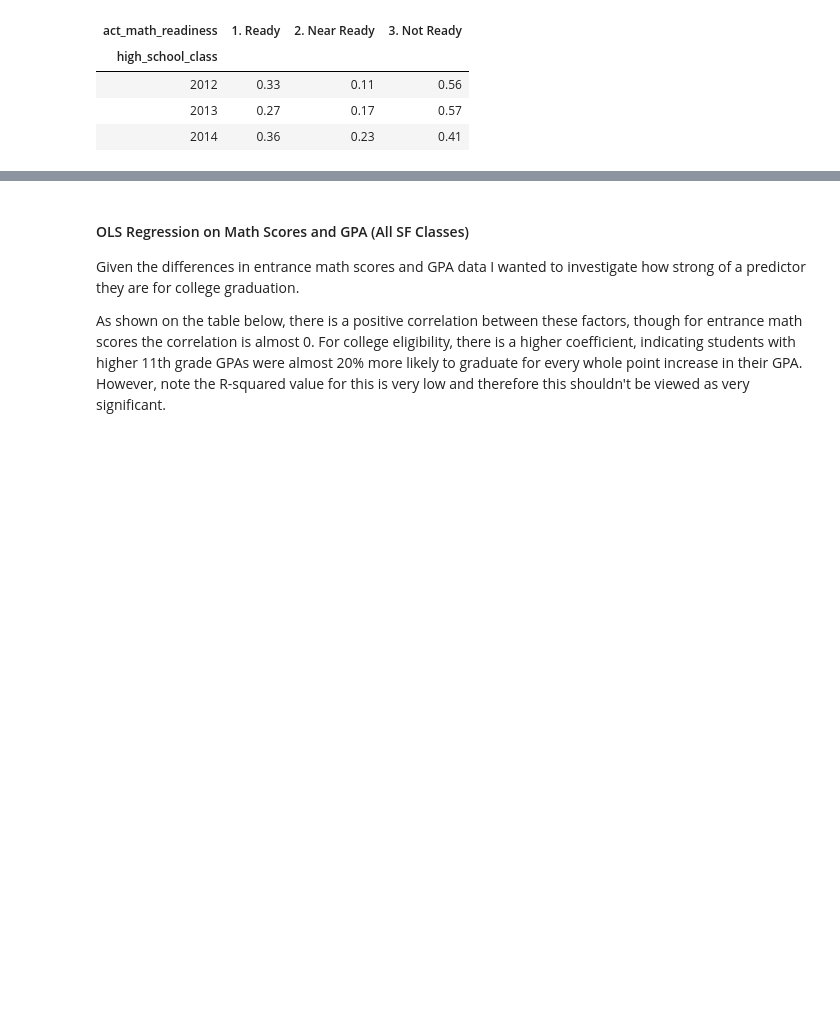
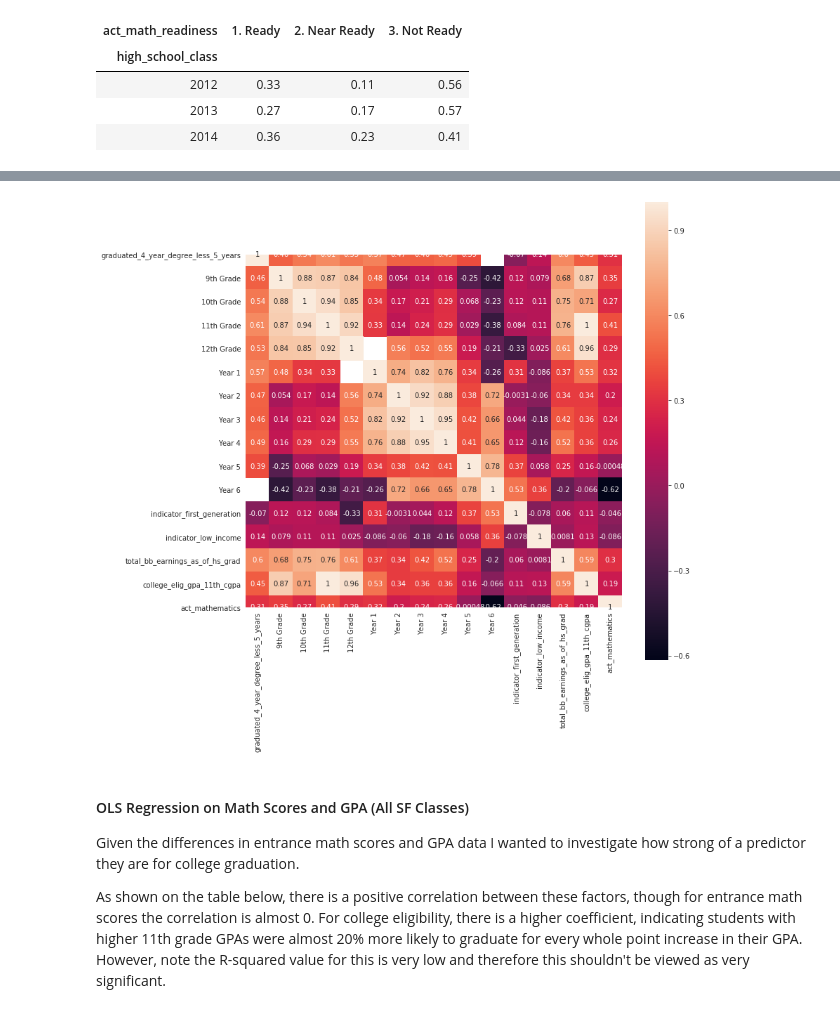
Before and after one commit to College-Track/sf_class_2014, a Jupyter notebook: Report.ipynb, the cells around one changed output, grey strips where cells are left out. Saved outputs shown, nothing was run; the diff lists cells and outputs as text; code cells hidden in the pictures; blank space fills up the shorter version.

```diff
--- a/Report.ipynb
+++ b/Report.ipynb
@@ -191,3 +219,11 @@ entrance_scores
+# %%
+corrMatrix = df_sub[['graduated_4_year_degree_less_5_years','9th Grade','10th Grade', '11th Grade', '12th Grade','Year 1','Year 2','Year 3','Year 4','Year 5', 'Year 6','indicator_first_generation', 'indicator_low_income','total_bb_earnings_as_of_hs_grad', 'college_elig_gpa_11th_cgpa','act_mathematics']].corr()
+# %%
+with sns.axes_style("white"):
+    f, ax = plt.subplots(figsize=(12, 12))
+    ax = sns.heatmap(corrMatrix, vmax=1, square=True, annot=True)
+# %% [output]
+[figure, added]
 # %% [markdown]
 #### OLS Regression on Math Scores and GPA (All SF Classes)
 Given the differences in entrance math scores and GPA data I wanted to investigate how strong of a predictor they are for college graduation.
```
Also changed, not shown: parts of 11 cells of this notebook.
